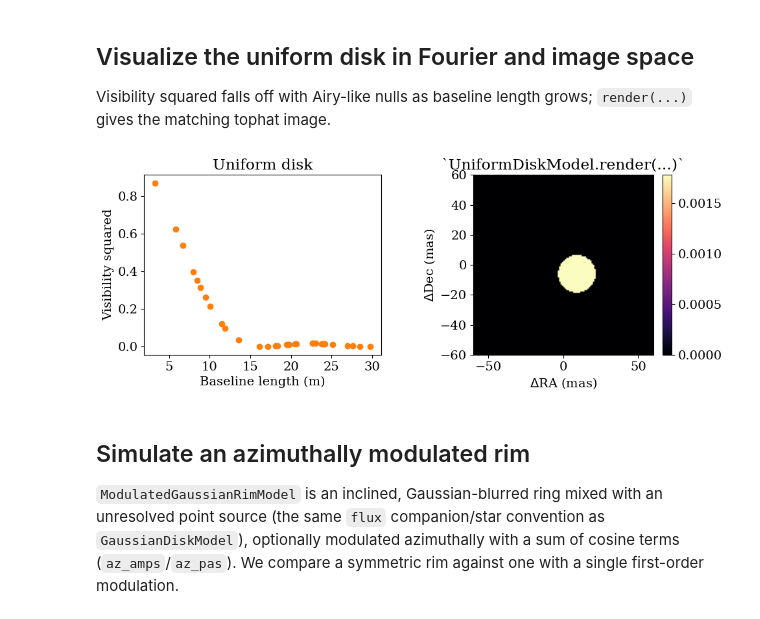
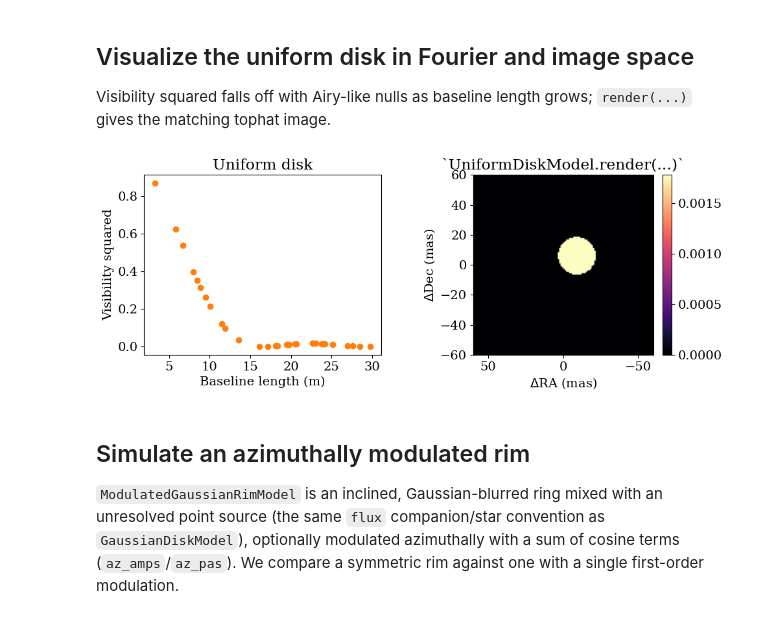
Before and after one commit to benjaminpope/drpangloss, a Jupyter notebook: notebooks/source_models.ipynb, the cells around one changed output. Cells and saved outputs as stored; diff of their text form; code cells hidden in the pictures.

```diff
--- a/notebooks/source_models.ipynb
+++ b/notebooks/source_models.ipynb
@@ -234,28 +232,27 @@ Visibility squared falls off with Airy-like nulls as baseline length grows; `ren
 # %%
 image_udisk = np.asarray(udisk.render(npix=128, fov_mas=120.0))
 
 fig, axes = plt.subplots(1, 2, figsize=(10, 4))
 
 axes[0].scatter(baseline, np.asarray(vis_udisk), color="tab:orange")
 axes[0].set_xlabel("Baseline length (m)")
 axes[0].set_ylabel("Visibility squared")
 axes[0].set_title("Uniform disk")
 
 im = axes[1].imshow(
     image_udisk,
-    origin="lower",
-    extent=[-60.0, 60.0, -60.0, 60.0],
+    extent=[60.0, -60.0, -60.0, 60.0],
     cmap="magma",
 )
 axes[1].set_xlabel(r"$\Delta$RA (mas)")
 axes[1].set_ylabel(r"$\Delta$Dec (mas)")
 axes[1].set_title("`UniformDiskModel.render(...)`")
 fig.colorbar(im, ax=axes[1], fraction=0.046, pad=0.04)
 
 plt.tight_layout()
 plt.show()
 # %% [output]
-[figure, old version]
+[figure, new version]
 # %% [markdown]
 ## Simulate an azimuthally modulated rim
 
```
Also changed, not shown: parts of 3 cells of this notebook, 5 other files.
